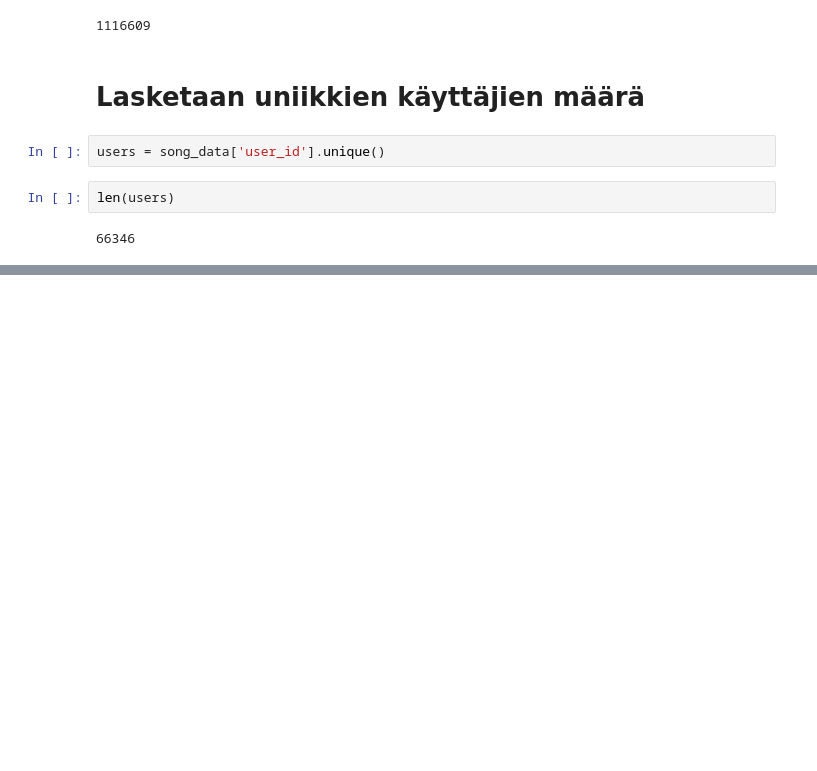
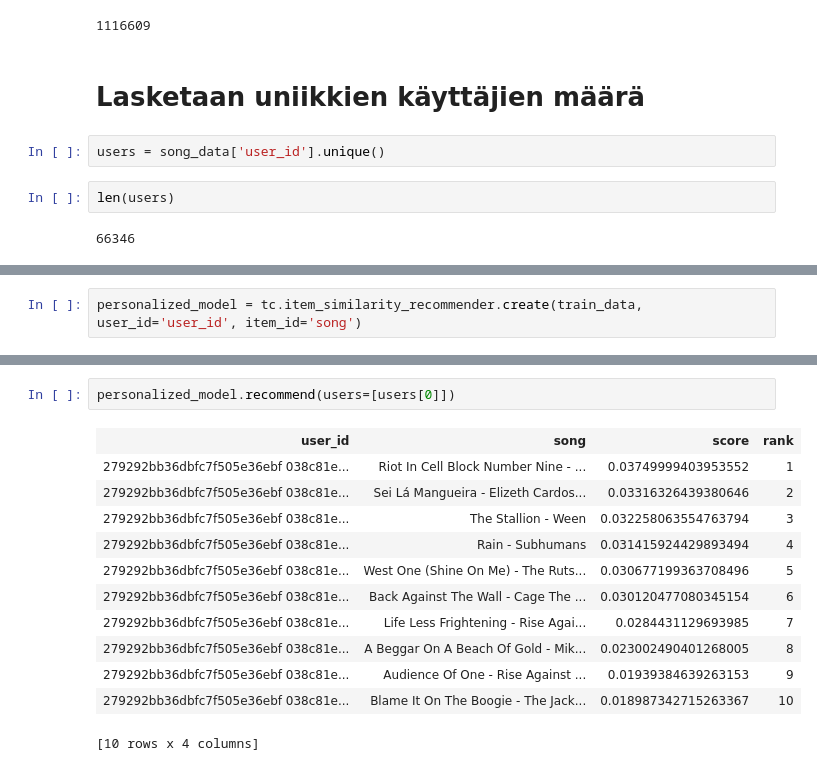
Before and after one commit to R3adyPro/Machine-Learning-Specialization, a Jupyter notebook: A Case Study Approach Chapt. 1/Song recomender.ipynb, the cells around one changed output, grey strips where cells are left out. Drawn from its saved outputs; the diff is of its cells as text; blank space fills up the shorter version.

```diff
--- a/A Case Study Approach Chapt. 1/Song recomender.ipynb
+++ b/A Case Study Approach Chapt. 1/Song recomender.ipynb
@@ -49,0 +98,2 @@ len(users)
+# %%
+personalized_model = tc.item_similarity_recommender.create(train_data, user_id='user_id', item_id='song')
@@ -49,0 +114,15 @@ len(users)
+# %%
+personalized_model.recommend(users=[users[0]])
+# %% [output]
+| user_id | song | score | rank |
+| 279292bb36dbfc7f505e36ebf 038c81e... | Riot In Cell Block Number Nine - ... | 0.03749999403953552 | 1 |
+| 279292bb36dbfc7f505e36ebf 038c81e... | Sei Lá Mangueira - Elizeth Cardos... | 0.03316326439380646 | 2 |
+| 279292bb36dbfc7f505e36ebf 038c81e... | The Stallion - Ween | 0.032258063554763794 | 3 |
+| 279292bb36dbfc7f505e36ebf 038c81e... | Rain - Subhumans | 0.031415924429893494 | 4 |
+| 279292bb36dbfc7f505e36ebf 038c81e... | West One (Shine On Me) - The Ruts... | 0.030677199363708496 | 5 |
+| 279292bb36dbfc7f505e36ebf 038c81e... | Back Against The Wall - Cage The ... | 0.030120477080345154 | 6 |
+| 279292bb36dbfc7f505e36ebf 038c81e... | Life Less Frightening - Rise Agai... | 0.0284431129693985 | 7 |
+| 279292bb36dbfc7f505e36ebf 038c81e... | A Beggar On A Beach Of Gold - Mik... | 0.023002490401268005 | 8 |
+| 279292bb36dbfc7f505e36ebf 038c81e... | Audience Of One - Rise Against ... | 0.01939384639263153 | 9 |
+| 279292bb36dbfc7f505e36ebf 038c81e... | Blame It On The Boogie - The Jack... | 0.018987342715263367 | 10 |
+[10 rows x 4 columns]
```
Also changed, not shown: parts of 13 cells of this notebook.
